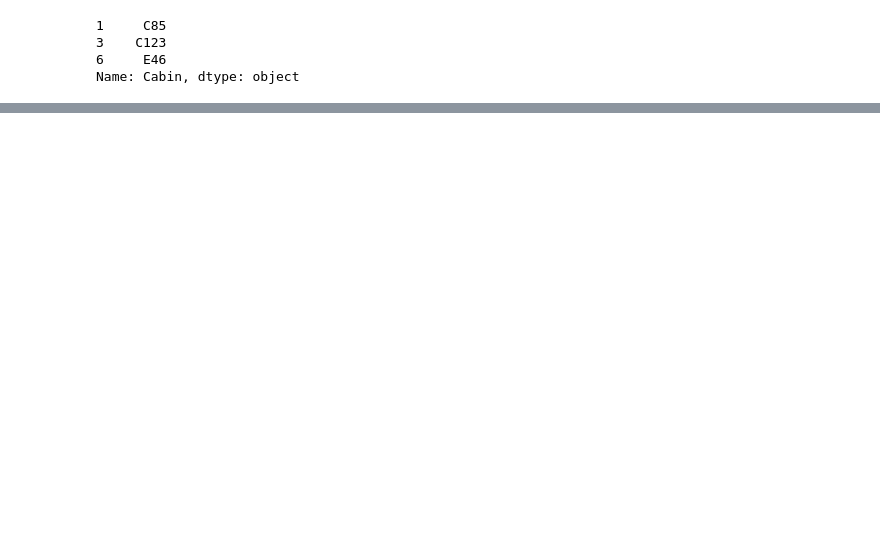
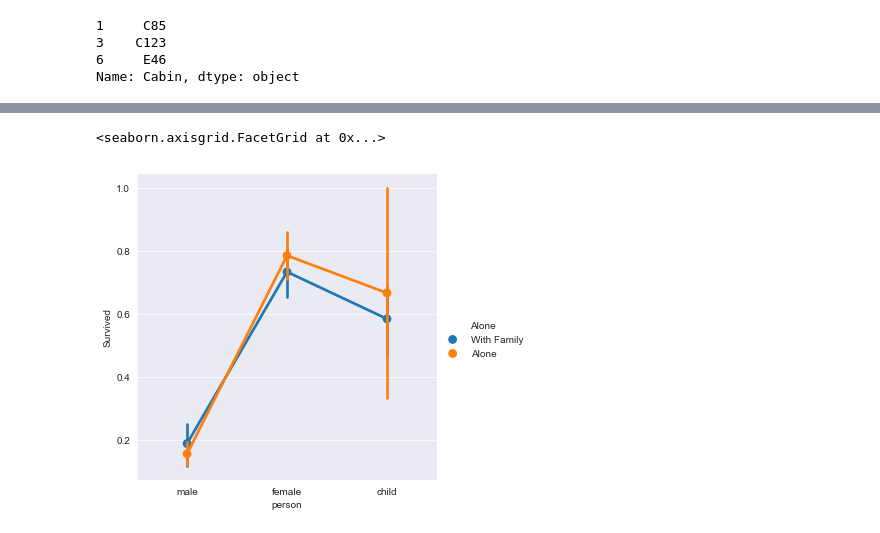
Before and after one commit to jsutch/Titanic-Kaggle, a Jupyter notebook: Kaggle Titantic Data Analysis.ipynb, the cells around one changed output, grey strips where cells are left out. Saved outputs shown, nothing was run; the diff lists cells and outputs as text; code cells hidden in the pictures; blank space fills up the shorter version.

```diff
--- a/Kaggle Titantic Data Analysis.ipynb
+++ b/Kaggle Titantic Data Analysis.ipynb
@@ -408,0 +442,6 @@ for
+# %%
+# did having a family make a difference?
+sns.factorplot('person','Survived',hue='Alone',data=df)
+# %% [output]
+<seaborn.axisgrid.FacetGrid at 0x...>
+[figure, added]
```
Also changed, not shown: parts of 8 cells of this notebook.
